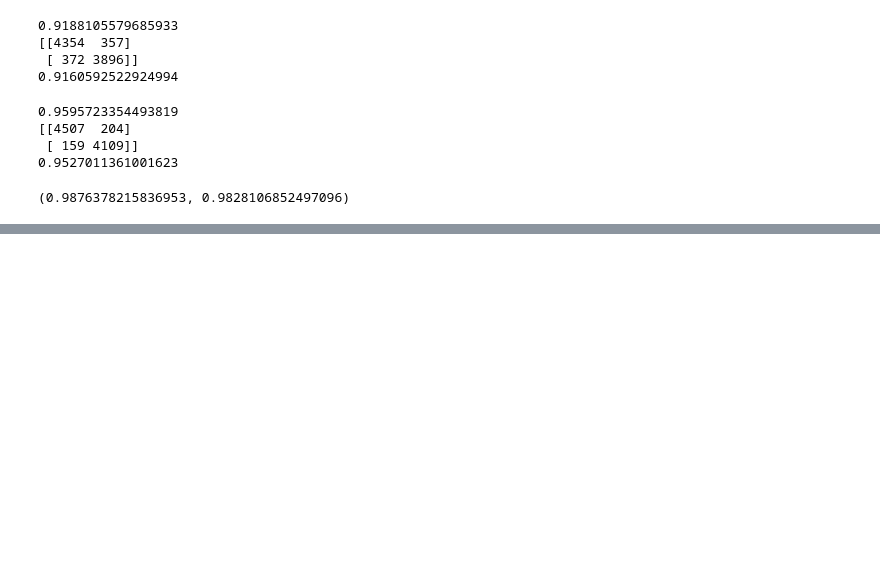
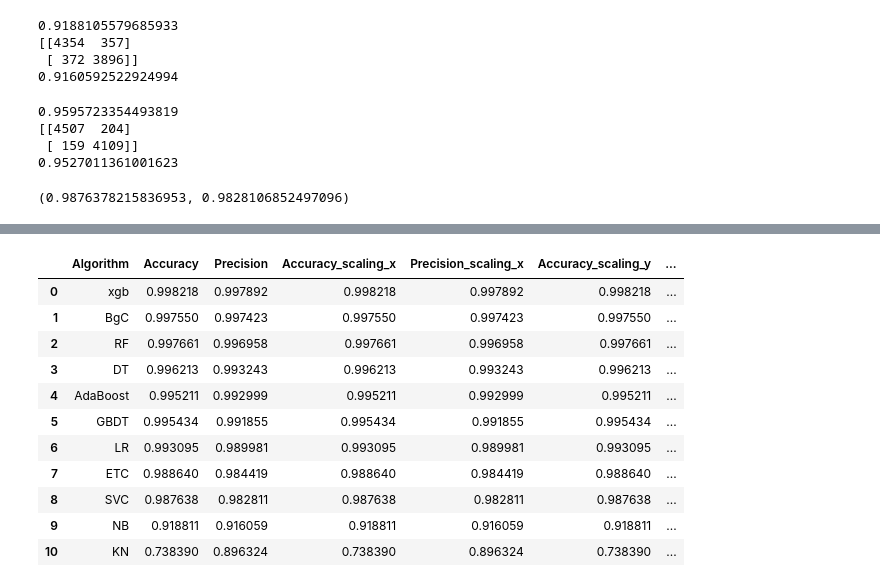
Before and after one commit to Jkhattak/FakeAndRealNews, a Jupyter notebook: main.ipynb, the cells around one changed output, grey strips where cells are left out. Saved outputs shown, nothing was run; the diff lists cells and outputs as text; code cells hidden in the pictures; blank space fills up the shorter version.

```diff
--- a/main.ipynb
+++ b/main.ipynb
@@ -660,0 +713,23 @@ Precision -  0.9844186046511628
+# %%
+temp_df = pd.DataFrame({'Algorithm':clfs.keys(),'Accuracy_scaling':accuracy_scores,'Precision_scaling':precision_scores}).sort_values('Precision_scaling',ascending=False)
+# %%
+new_df = performance_df.merge(temp_df,on='Algorithm')
+# %%
+new_df_scaled = new_df.merge(temp_df,on='Algorithm')
+# %%
+temp_df = pd.DataFrame({'Algorithm':clfs.keys(),'Accuracy_num_chars':accuracy_scores,'Precision_num_chars':precision_scores}).sort_values('Precision_num_chars',ascending=False)
+# %%
+new_df_scaled.merge(temp_df,on='Algorithm')
+# %% [output]
+|  | Algorithm | Accuracy | Precision | Accuracy_scaling_x | Precision_scaling_x | Accuracy_scaling_y | ... |
+| 0 | xgb | 0.998218 | 0.997892 | 0.998218 | 0.997892 | 0.998218 | ... |
+| 1 | BgC | 0.997550 | 0.997423 | 0.997550 | 0.997423 | 0.997550 | ... |
+| 2 | RF | 0.997661 | 0.996958 | 0.997661 | 0.996958 | 0.997661 | ... |
+| 3 | DT | 0.996213 | 0.993243 | 0.996213 | 0.993243 | 0.996213 | ... |
+| 4 | AdaBoost | 0.995211 | 0.992999 | 0.995211 | 0.992999 | 0.995211 | ... |
+| 5 | GBDT | 0.995434 | 0.991855 | 0.995434 | 0.991855 | 0.995434 | ... |
+| 6 | LR | 0.993095 | 0.989981 | 0.993095 | 0.989981 | 0.993095 | ... |
+| 7 | ETC | 0.988640 | 0.984419 | 0.988640 | 0.984419 | 0.988640 | ... |
+| 8 | SVC | 0.987638 | 0.982811 | 0.987638 | 0.982811 | 0.987638 | ... |
+| 9 | NB | 0.918811 | 0.916059 | 0.918811 | 0.916059 | 0.918811 | ... |
+| 10 | KN | 0.738390 | 0.896324 | 0.738390 | 0.896324 | 0.738390 | ... |
```
Also changed, not shown: parts of 18 cells of this notebook, 6 other files.
